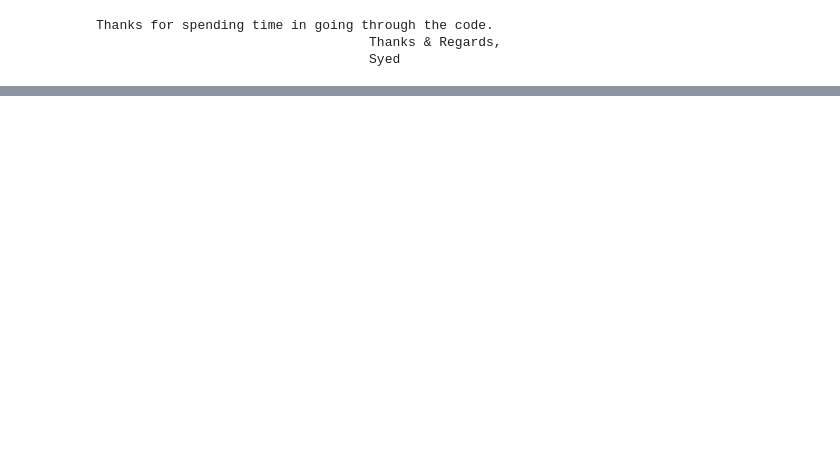
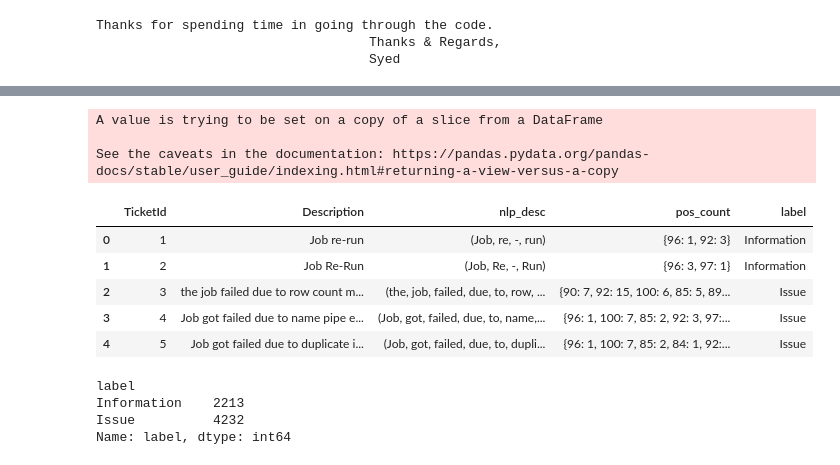
Before and after one commit to sathar01/NLP-Challenges, a Jupyter notebook: NLP Challenges.ipynb, the cells around one changed output, grey strips where cells are left out. Saved outputs shown, nothing was run; the diff lists cells and outputs as text; code cells hidden in the pictures; blank space fills up the shorter version.

```diff
--- a/NLP Challenges.ipynb
+++ b/NLP Challenges.ipynb
@@ -388,0 +409,10 @@ Thanks for spending time in going through the code.
+# %%
+# Applying spaCy's nlp library to every description find Parts of speech and store it in dataframe
+doc = []
+
+for i in range (len(df)):
+  doc.append(nlp (df['Description'][i]))
+
+print(doc[0:5])
+df['nlp_desc'] = doc
+df.head()
@@ -388,0 +444,32 @@ Thanks for spending time in going through the code.
+# %%
+# Generating Labels -- Issue & Information based on POS_COUNT
+# If the sentence has more than 5 words and more than 2 verbs in it -- then it is most likely an issue
+label = []
+i=0
+for dic in df['pos_count']:
+  for k, v in dic.items():
+    if (k==100 and v>=2 and len(dic.items())>5):
+      label.append(df.index[i])
+  i=i+1
+
+# Updating Label against corresponding rows in dataframe
+df['label'] = 'Information'
+for i in label:
+  df['label'][df.index==i] = 'Issue'
+
+df.head()
+df['label'].groupby(df['label']).count() #Count of issue vs Information records
+# %% [output]
+A value is trying to be set on a copy of a slice from a DataFrame
+
+See the caveats in the documentation: https://pandas.pydata.org/pandas-docs/stable/user_guide/indexing.html#returning-a-view-versus-a-copy
+|  | TicketId | Description | nlp_desc | pos_count | label |
+| 0 | 1 | Job re-run | (Job, re, -, run) | {96: 1, 92: 3} | Information |
+| 1 | 2 | Job Re-Run | (Job, Re, -, Run) | {96: 3, 97: 1} | Information |
+| 2 | 3 | the job failed due to row count m... | (the, job, failed, due, to, row, ... | {90: 7, 92: 15, 100: 6, 85: 5, 89... | Issue |
+| 3 | 4 | Job got failed due to name pipe e... | (Job, got, failed, due, to, name,... | {96: 1, 100: 7, 85: 2, 92: 3, 97:... | Issue |
+| 4 | 5 | Job got failed due to duplicate i... | (Job, got, failed, due, to, dupli... | {96: 1, 100: 7, 85: 2, 84: 1, 92:... | Issue |
+label
+Information    2213
+Issue          4232
+Name: label, dtype: int64
```
Also changed, not shown: parts of 16 cells of this notebook, 1 other file.
